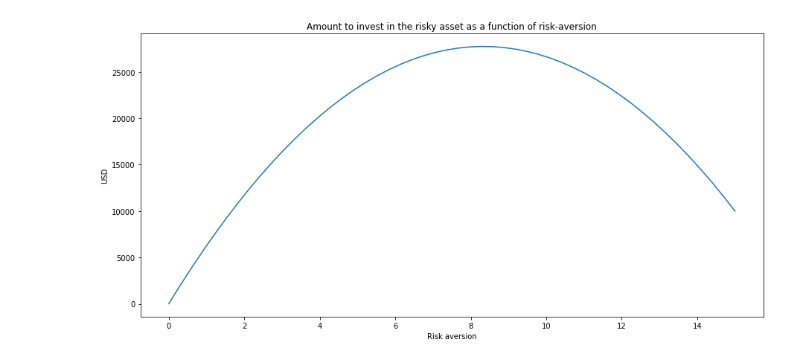
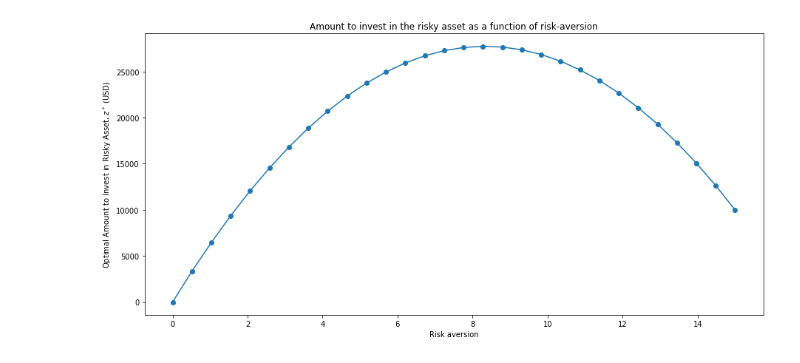
Before and after one commit to sunnymshah95/CME-241-RLinFinance, a Jupyter notebook: Assignment 6/solutions.ipynb, the cells around one changed output. Saved outputs shown, nothing was run; the diff lists cells and outputs as text; code cells hidden in the pictures.

```diff
--- a/Assignment 6/solutions.ipynb
+++ b/Assignment 6/solutions.ipynb
@@ -13,18 +34,19 @@ warnings.filterwarnings("ignore")
 # %%
 mu = 0.14 # annual returns of 25%
-sigma2 = 0.4 ** 2 # 10% standard deviation
+sigma2 = 0.4 ** 2 # risk
 rf = 0.06 # riskfree return of 7%
 
-pi_star = lambda mu, sigma2, rf, a : 1e6 * (1 - a * rf) * (mu - rf) / 2 * a * ((mu - rf) ** 2 + sigma2)
+z_star = lambda mu, sigma2, rf, a : 1e6 * (1 - a * rf) * (mu - rf) / 2 * a * ((mu - rf) ** 2 + sigma2)
 
-alpha = np.linspace(0.0, 15, 50)
-pi = pi_star(mu, sigma2, rf, alpha)
+alpha = np.linspace(0.0, 15, 30) # generate 50 evenly-spread out points between 0 and 15
+z = z_star(mu, sigma2, rf, alpha) # compute the corresponding values of the optimal z, z_star
 # %%
-plt.plot(alpha, pi)
+plt.plot(alpha, z)
+plt.scatter(alpha, z)
 
 plt.title("Amount to invest in the risky asset as a function of risk-aversion")
 plt.xlabel("Risk aversion")
-plt.ylabel("USD")
+plt.ylabel("Optimal Amount to Invest in Risky Asset, $z^*$ (USD)")
 plt.show()
 # %% [output]
-[figure, old version]
+[figure, new version]
```
Also changed, not shown: parts of 3 cells of this notebook.
